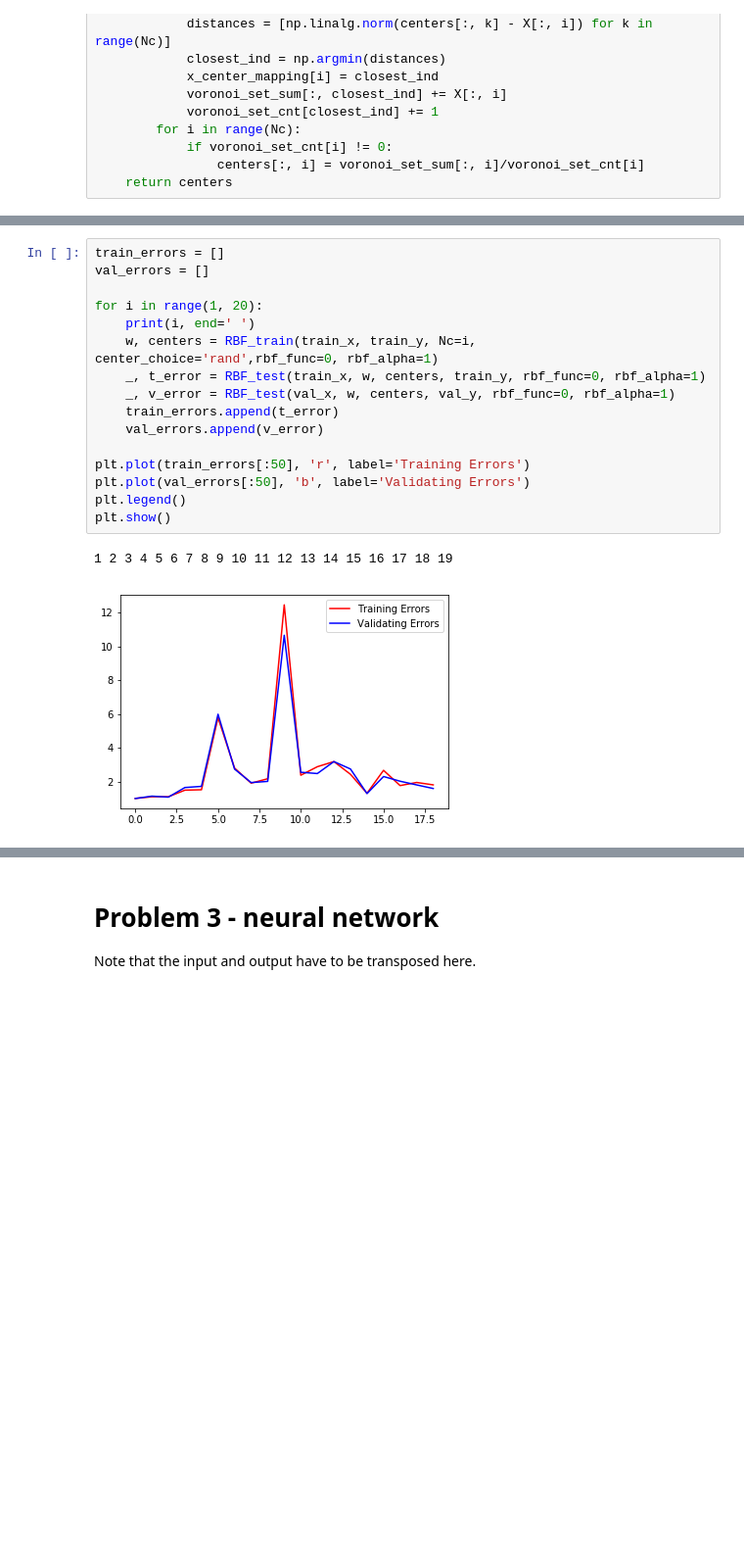
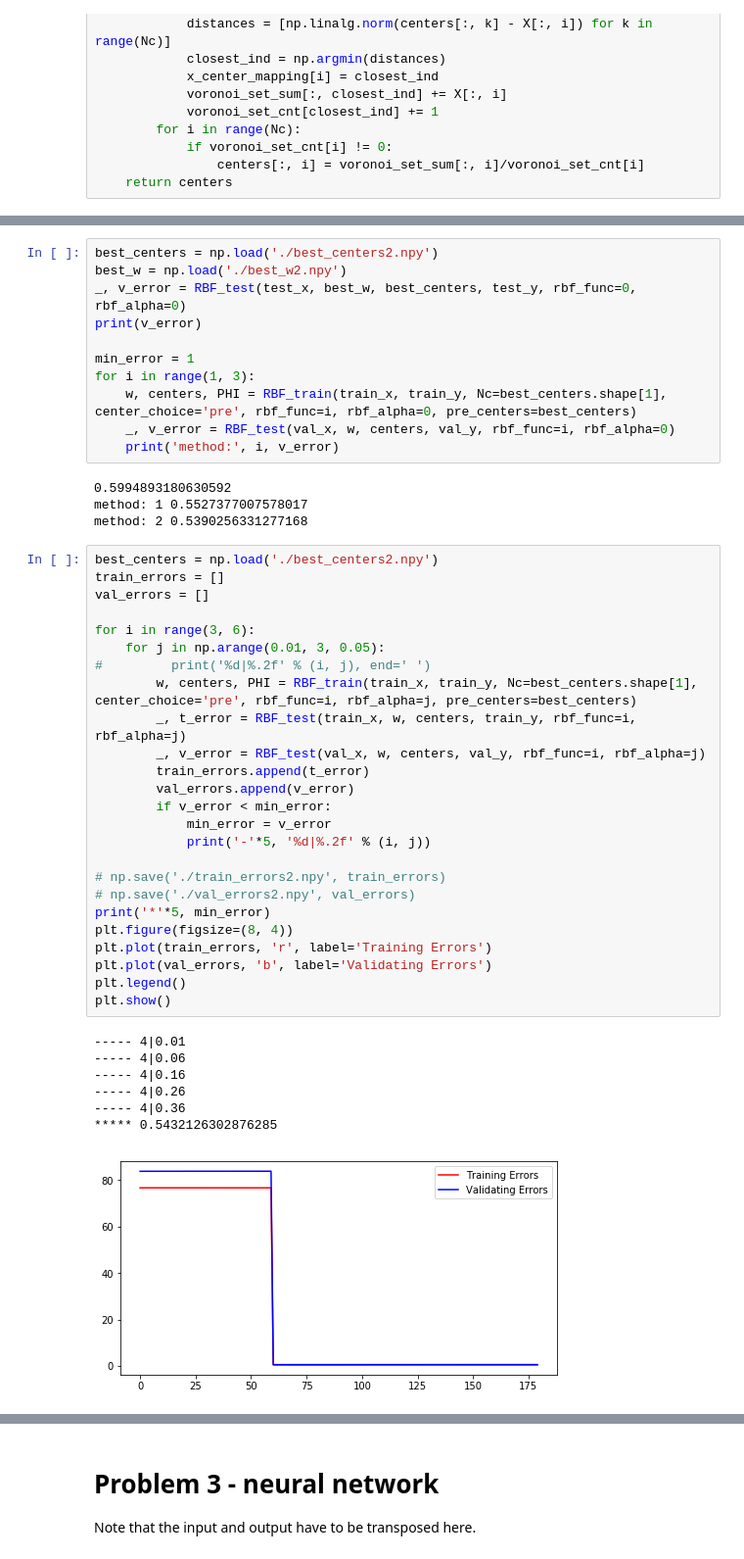
Before and after one commit to zyu47/MATH532, a Jupyter notebook: ps6/Programming.ipynb, the cells around one changed output, grey strips where cells are left out. Shown at 98% size. Cells and saved outputs as stored; diff of their text form; blank space fills up the shorter version.

```diff
--- a/ps6/Programming.ipynb
+++ b/ps6/Programming.ipynb
@@ -176,19 +287,48 @@ plt.show()
+# %%
+best_centers = np.load('./best_centers2.npy')
+best_w = np.load('./best_w2.npy')
+_, v_error = RBF_test(test_x, best_w, best_centers, test_y, rbf_func=0, rbf_alpha=0)
+print(v_error)
+
+min_error = 1
+for i in range(1, 3):
+    w, centers, PHI = RBF_train(train_x, train_y, Nc=best_centers.shape[1], center_choice='pre', rbf_func=i, rbf_alpha=0, pre_centers=best_centers)
+    _, v_error = RBF_test(val_x, w, centers, val_y, rbf_func=i, rbf_alpha=0)
+    print('method:', i, v_error)
+# %% [output]
+0.5994893180630592
+method: 1 0.5527377007578017
+method: 2 0.5390256331277168
 # %%
+best_centers = np.load('./best_centers2.npy')
 train_errors = []
 val_errors = []
 
-for i in range(1, 20):
-    print(i, end=' ')
-    w, centers = RBF_train(train_x, train_y, Nc=i, center_choice='rand',rbf_func=0, rbf_alpha=1)
-    _, t_error = RBF_test(train_x, w, centers, train_y, rbf_func=0, rbf_alpha=1)
-    _, v_error = RBF_test(val_x, w, centers, val_y, rbf_func=0, rbf_alpha=1)
-    train_errors.append(t_error)
-    val_errors.append(v_error)
+for i in range(3, 6):
+    for j in np.arange(0.01, 3, 0.05):
+#         print('%d|%.2f' % (i, j), end=' ')
+        w, centers, PHI = RBF_train(train_x, train_y, Nc=best_centers.shape[1], center_choice='pre', rbf_func=i, rbf_alpha=j, pre_centers=best_centers)
+        _, t_error = RBF_test(train_x, w, centers, train_y, rbf_func=i, rbf_alpha=j)
+        _, v_error = RBF_test(val_x, w, centers, val_y, rbf_func=i, rbf_alpha=j)
+        train_errors.append(t_error)
+        val_errors.append(v_error)
+        if v_error < min_error:
+            min_error = v_error
+            print('-'*5, '%d|%.2f' % (i, j))
 
-plt.plot(train_errors[:50], 'r', label='Training Errors')
-plt.plot(val_errors[:50], 'b', label='Validating Errors')
+# np.save('./train_errors2.npy', train_errors)
+# np.save('./val_errors2.npy', val_errors)
+print('*'*5, min_error)
+plt.figure(figsize=(8, 4))
+plt.plot(train_errors, 'r', label='Training Errors')
+plt.plot(val_errors, 'b', label='Validating Errors')
 plt.legend()
 plt.show()
 # %% [output]
-1 2 3 4 5 6 7 8 9 10 11 12 13 14 15 16 17 18 19
+----- 4|0.01
+----- 4|0.06
+----- 4|0.16
+----- 4|0.26
+----- 4|0.36
+***** 0.5432126302876285
-[figure, old version]
+[figure, new version]
```
Also changed, not shown: parts of 30 cells of this notebook, 20 other files.
